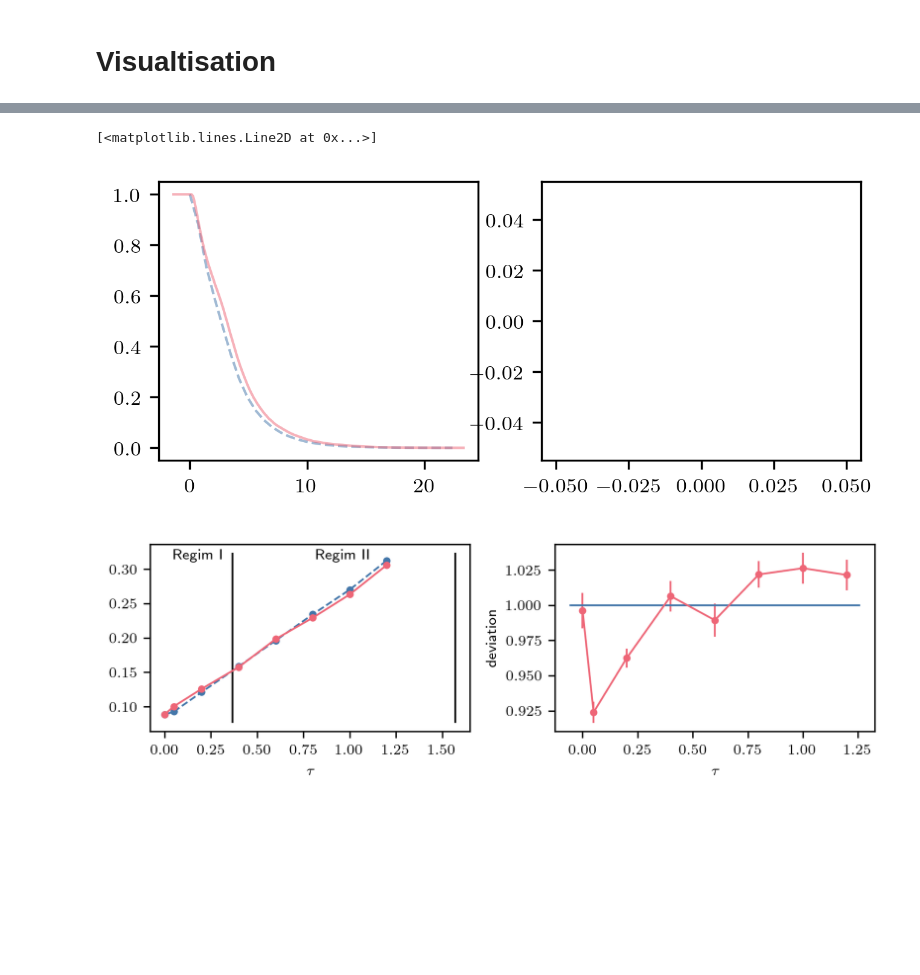
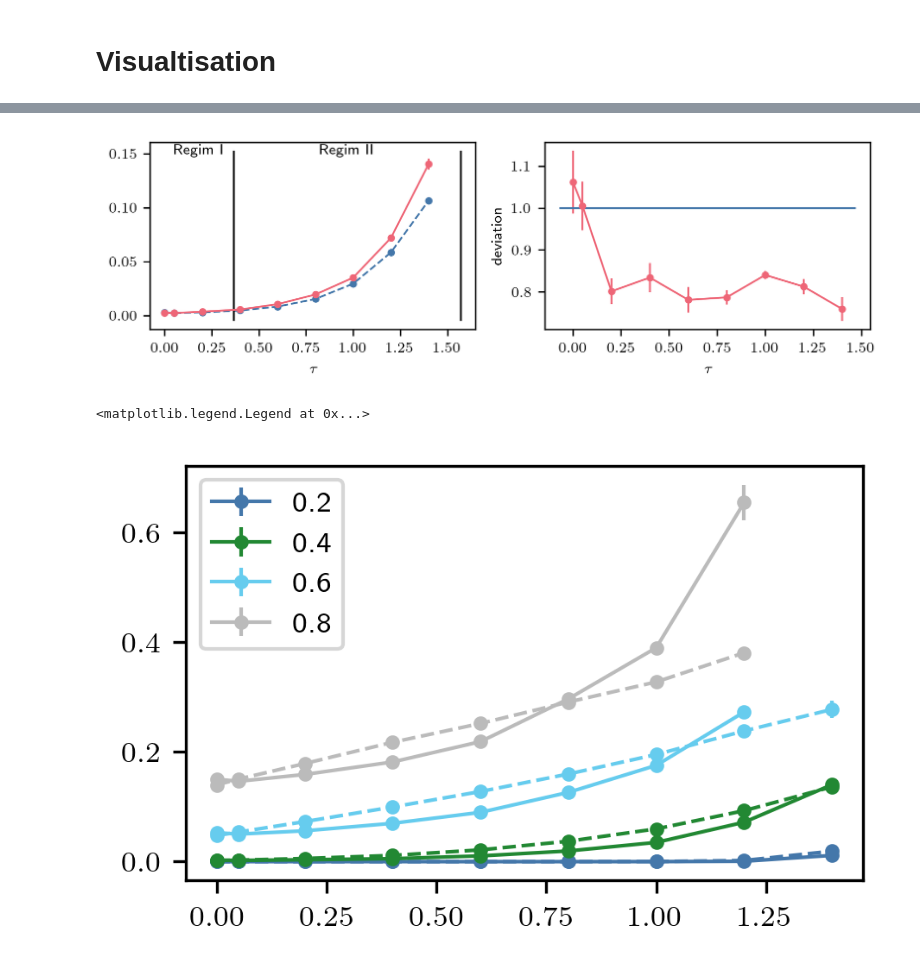
Before and after one commit to NilsToAn/overdampedDelayHarmonicOscillator, a Jupyter notebook: paper/cusp_rate.ipynb, the cells around one changed output, grey strips where cells are left out. Drawn from its saved outputs; the diff is of its cells as text; code cells hidden in the pictures; blank space fills up the shorter version.

```diff
--- a/paper/cusp_rate.ipynb
+++ b/paper/cusp_rate.ipynb
@@ -202,40 +259,10 @@ plt.legend()
-# %%
-idx = 3
-tsim_sur = np.mean(sim_sur, axis=0)
-plt.figure(figsize=(5, 2))
-plt.subplot(121)
-plt.plot(ts, num_sur, color="C0", ls="--", alpha=0.5)
-plt.plot(ts[num_cond], num_sur[num_cond], color="C0", ls="--")
-
-plt.plot(sim_ts, tsim_sur, color="C1", alpha=0.5)
-
-# plt.plot(sim_ts,sim_sur[idx], color = 'C1', alpha= .5)
-# plt.plot(sim_ts[sim_cond[idx]],sim_sur[idx][sim_cond[idx]], color = 'C1')
-plt.ylim(*plt.ylim())
-plt.subplot(122)
-# plt.plot(ts[1:],np.diff(np.log(2*num_sur-1))/ldt, color = 'C0', ls = '--', alpha =.5)
-plt.plot(
-    ts[num_cond][1:],
-    -np.diff(np.log(2 * num_sur[num_cond] - 1)) / ldt,
-    color="C0",
-    ls="--",
-)
-# plt.plot(sim_ts[1:],np.diff(np.log(2*sim_sur[idx]-1))/ldt*f, color = 'C1', alpha= .5)
-plt.plot(
-    sim_ts[sim_cond[idx]][1:],
-    -np.diff(np.log(2 * sim_sur[idx][sim_cond[idx]] - 1)) / ldt * f,
-    color="C1",
-)
-# %% [output]
-[<matplotlib.lines.Line2D at 0x...>]
-[figure, removed]
 # %%
-idx = 5
+idx = 2
 
 plt.figure(figsize=(6, 2))
 plt.subplot(121)
-plt.plot(ltaus, num_rate[idx,:, 0], ".--")
-plt.errorbar(ltaus, sim_rate[idx,:, 0], sim_rate[idx,:, 1], marker = '.')
+plt.plot(ltaus, num_rate[idx, :, 0], ".--")
+plt.errorbar(ltaus, sim_rate[idx, :, 0], sim_rate[idx, :, 1], marker=".")
 
 
 # plt.xlim(0,2.1)
@@ -243,7 +270,7 @@ plt.errorbar(ltaus, sim_rate[idx,:, 0], sim_rate[idx,:, 1], marker = '.')
 
 plt.vlines([1 / np.e / k, np.pi / 2 / k], *plt.ylim(), color="black")
 
-y = 0.95*plt.ylim()[1]
+y = 0.95 * plt.ylim()[1]
 plt.text(0.5 * 1 / np.e / k, y, "Regim I", ha="center", va="center")
 plt.text(0.5 * (1 / np.e / k + np.pi / 2 / k), y, "Regim II", ha="center", va="center")
 # plt.text(
@@ -266,10 +293,32 @@ plt.errorbar(
     marker=".",
     color="C1",
 )
-plt.hlines(1,*plt.xlim())
+plt.hlines(1, *plt.xlim())
 plt.xlabel(r"$\tau$")
 plt.ylabel("deviation")
 plt.tight_layout()
 # plt.savefig(f'graphics/cusp_rates_s{s}.pdf')
 # %% [output]
-[figure, old version]
+[figure, new version]
+# %%
+for i in range(0, len(s_s), 2):
+    plt.errorbar(
+        ltaus,
+        both_sim_rate[0][i, :, 0],
+        both_sim_rate[0][i, :, 1],
+        marker=".",
+        color=f"C{i}",
+        label=round(s_s[i], 2),
+    )
+    plt.errorbar(
+        ltaus,
+        both_sim_rate[1][i, :, 0],
+        both_sim_rate[1][i, :, 1],
+        marker=".",
+        ls = "--",
+        color=f"C{i}",
+    )
+plt.legend()
+# %% [output]
+<matplotlib.legend.Legend at 0x...>
+[figure, added]
```
Also changed, not shown: parts of 10 cells of this notebook.
